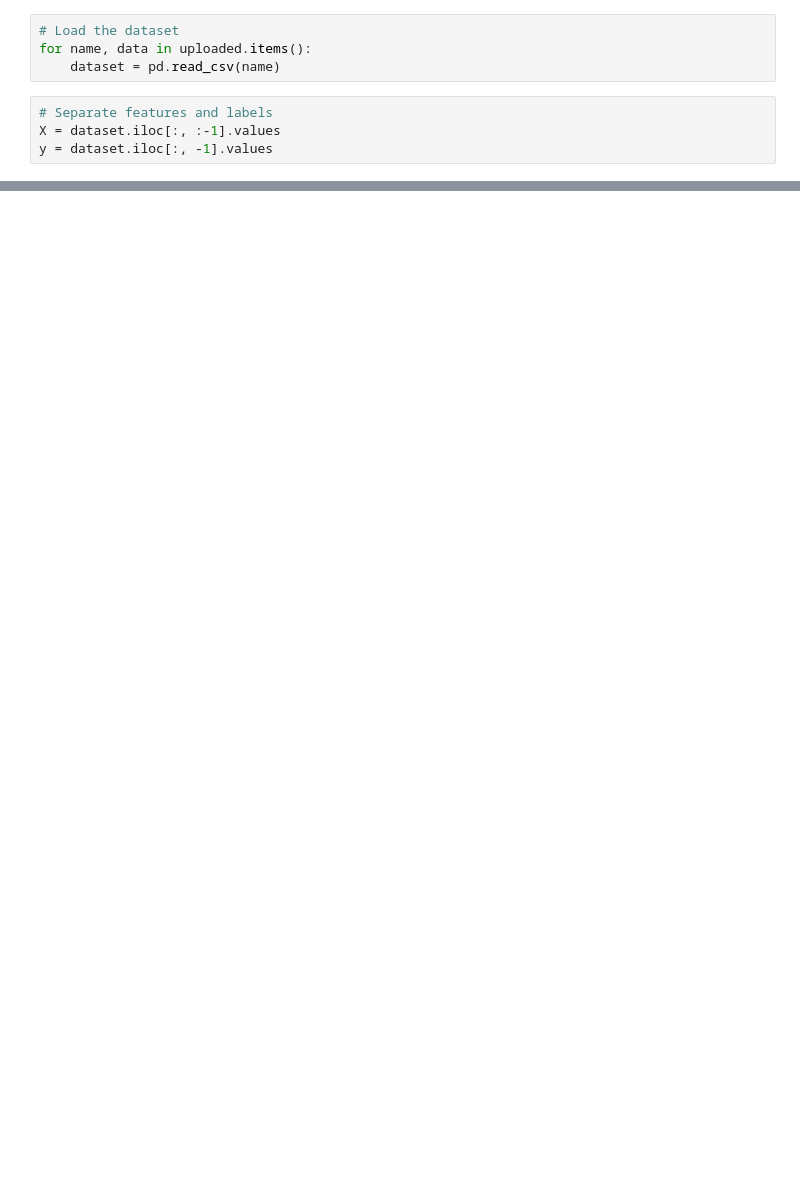
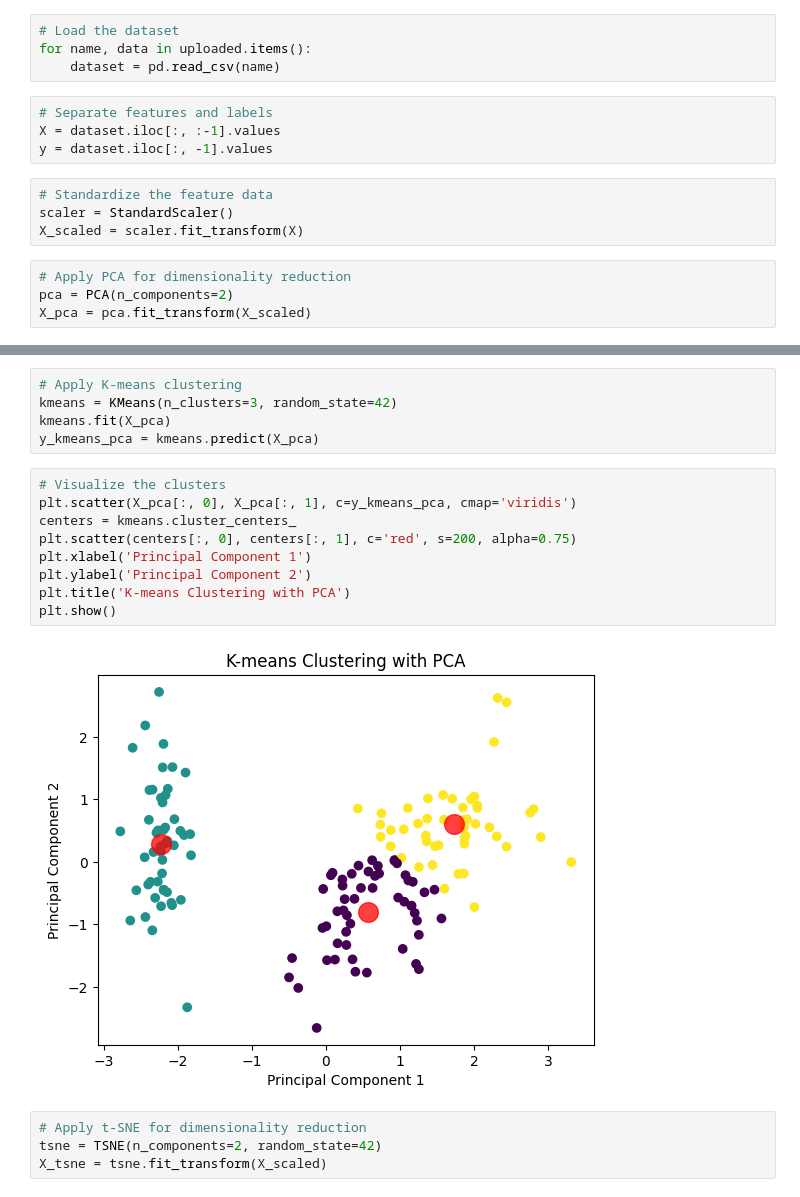
Before and after one commit to leemutai/Intro_to_datascience, a Jupyter notebook: DimensionalityReduction.ipynb, the cells around one changed output, grey strips where cells are left out. Saved outputs shown, nothing was run; the diff lists cells and outputs as text; blank space fills up the shorter version.

```diff
--- a/DimensionalityReduction.ipynb
+++ b/DimensionalityReduction.ipynb
@@ -41,3 +32,11 @@ for name, data in uploaded.items():
 # Separate features and labels
 X = dataset.iloc[:, :-1].values
 y = dataset.iloc[:, -1].values
+# %%
+# Standardize the feature data
+scaler = StandardScaler()
+X_scaled = scaler.fit_transform(X)
+# %%
+# Apply PCA for dimensionality reduction
+pca = PCA(n_components=2)
+X_pca = pca.fit_transform(X_scaled)
@@ -43,0 +62,20 @@ y = dataset.iloc[:, -1].values
+# %%
+# Apply K-means clustering
+kmeans = KMeans(n_clusters=3, random_state=42)
+kmeans.fit(X_pca)
+y_kmeans_pca = kmeans.predict(X_pca)
+# %%
+# Visualize the clusters
+plt.scatter(X_pca[:, 0], X_pca[:, 1], c=y_kmeans_pca, cmap='viridis')
+centers = kmeans.cluster_centers_
+plt.scatter(centers[:, 0], centers[:, 1], c='red', s=200, alpha=0.75)
+plt.xlabel('Principal Component 1')
+plt.ylabel('Principal Component 2')
+plt.title('K-means Clustering with PCA')
+plt.show()
+# %% [output]
+[figure, added]
+# %%
+# Apply t-SNE for dimensionality reduction
+tsne = TSNE(n_components=2, random_state=42)
+X_tsne = tsne.fit_transform(X_scaled)
```
Also changed, not shown: parts of 24 cells of this notebook.
